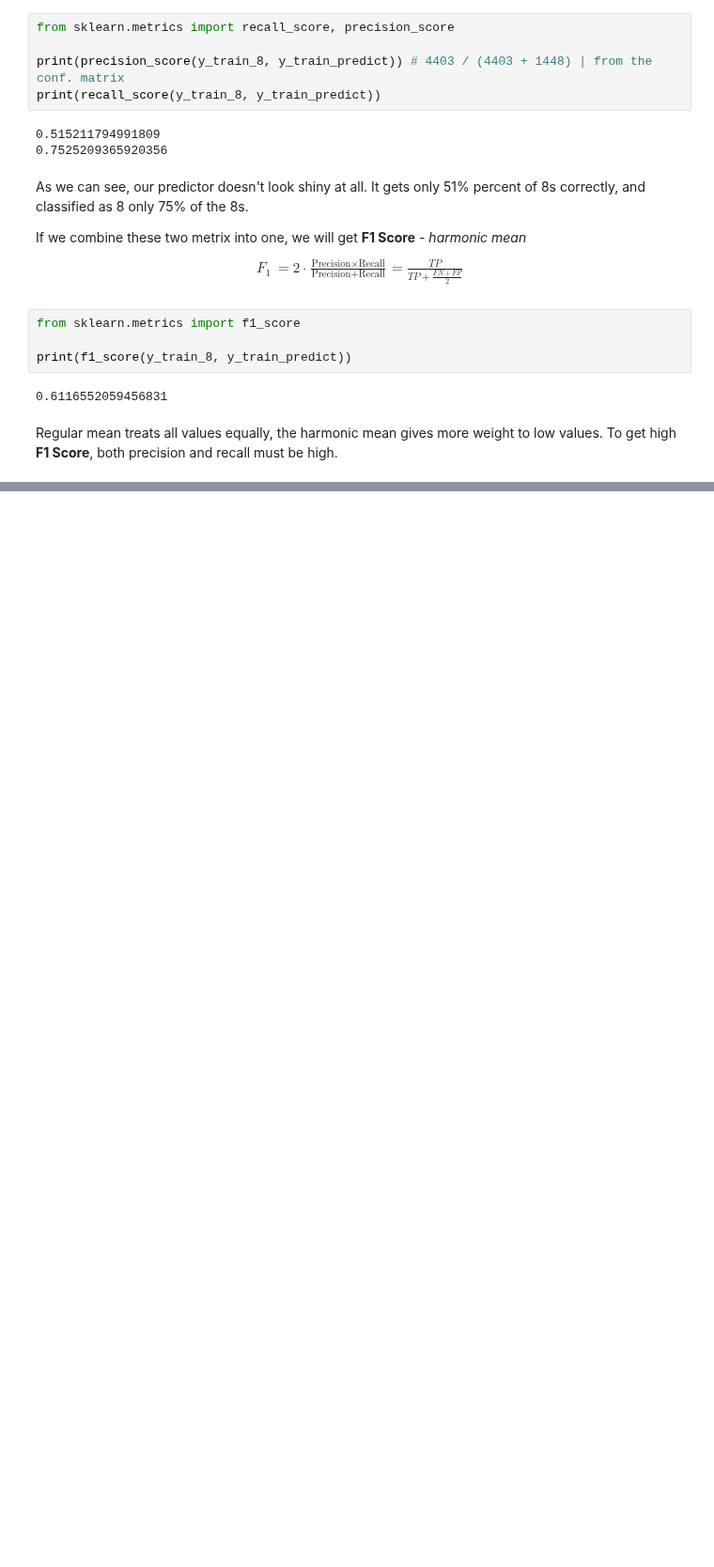
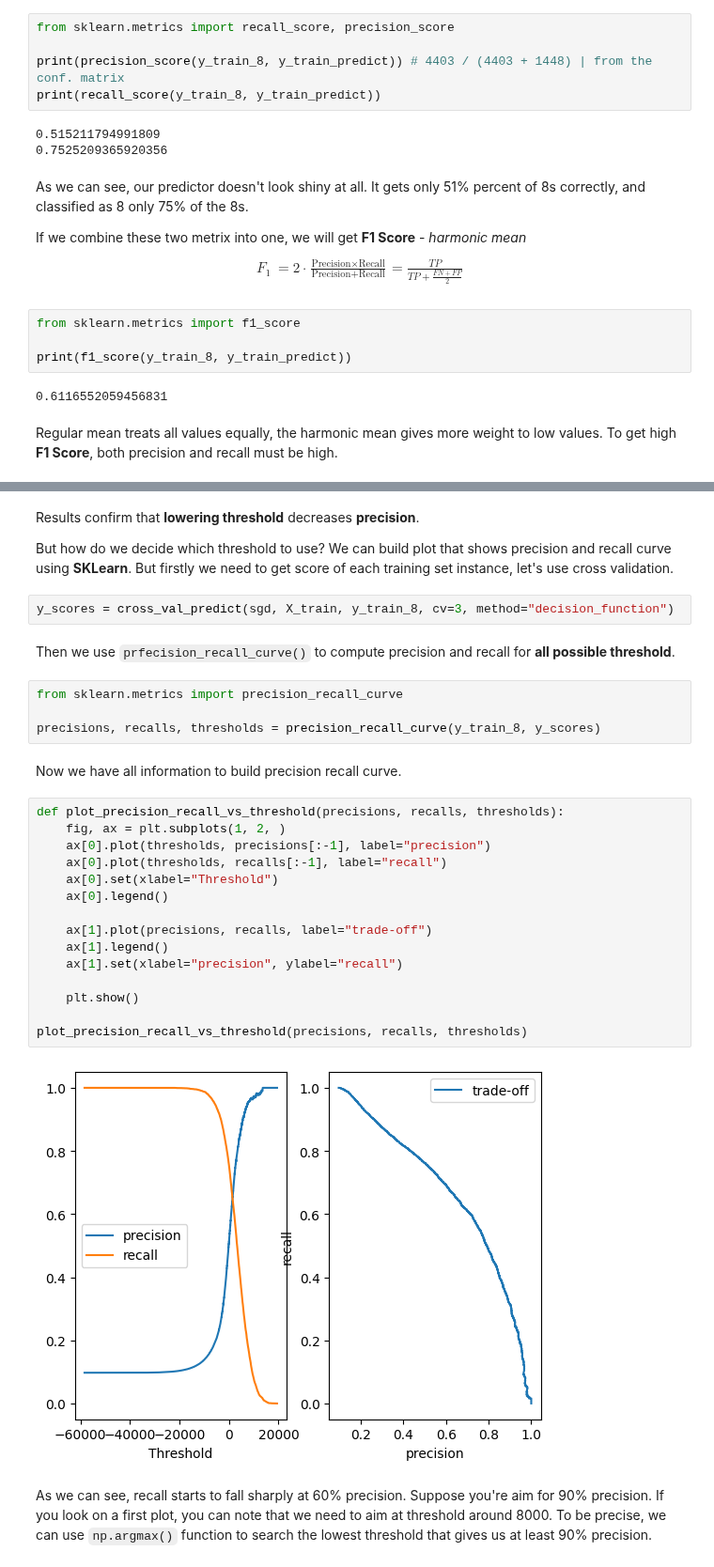
Before and after one commit to yeghor/Learning-Machine-Learning, a Jupyter notebook: jupyter_notes/Classification-2.ipynb, the cells around one changed output, grey strips where cells are left out. Shown at 94% size. Cells and saved outputs as stored; diff of their text form; blank space fills up the shorter version.

Commit message:
precision recall trade-off

```diff
--- a/jupyter_notes/Classification-2.ipynb
+++ b/jupyter_notes/Classification-2.ipynb
@@ -250,0 +275,35 @@ Regular mean treats all values equally, the harmonic mean gives more weight to l
+# %% [markdown]
+Results confirm that **lowering threshold** decreases **precision**.
+
+But how do we decide which threshold to use? We can build plot that shows precision and recall curve using **SKLearn**. But firstly we need to get score of each training set instance, let's use cross validation.
+# %%
+y_scores = cross_val_predict(sgd, X_train, y_train_8, cv=3, method="decision_function")
+# %% [markdown]
+Then we use `prfecision_recall_curve()` to compute precision and recall for **all possible threshold**.
+# %%
+from sklearn.metrics import precision_recall_curve
+
+precisions, recalls, thresholds = precision_recall_curve(y_train_8, y_scores)
+# %% [markdown]
+Now we have all information to build precision recall curve.
+# %%
+def plot_precision_recall_vs_threshold(precisions, recalls, thresholds):
+    fig, ax = plt.subplots(1, 2, )
+    ax[0].plot(thresholds, precisions[:-1], label="precision")
+    ax[0].plot(thresholds, recalls[:-1], label="recall")
+    ax[0].set(xlabel="Threshold")
+    ax[0].legend()
+
+    ax[1].plot(precisions, recalls, label="trade-off")
+    ax[1].legend()
+    ax[1].set(xlabel="precision", ylabel="recall")
+
+    plt.show()
+
+plot_precision_recall_vs_threshold(precisions, recalls, thresholds)
+# %% [output]
+[figure, added]
+# %% [markdown]
+As we can see, recall starts to fall sharply at 60% precision.
+Suppose you're aim for 90% precision. If you look on a first plot, you can note that we need to aim at threshold around 8000.
+To be precise, we can use `np.argmax()` function to search the lowest threshold that gives us at least 90% precision.
```
Also changed, not shown: parts of 7 cells of this notebook.
